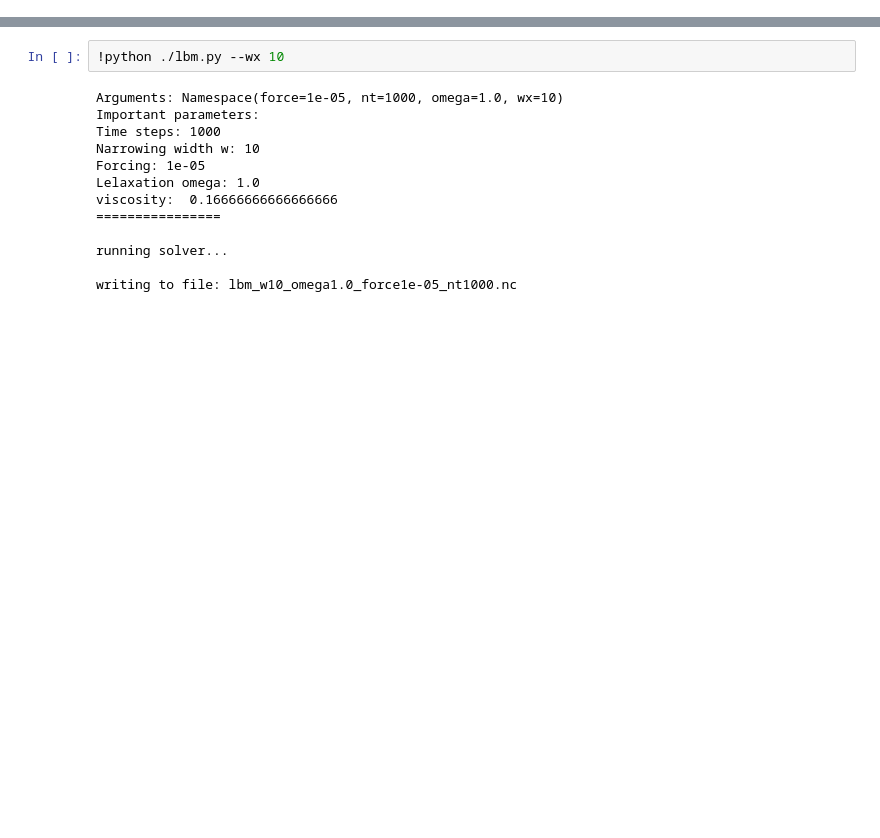
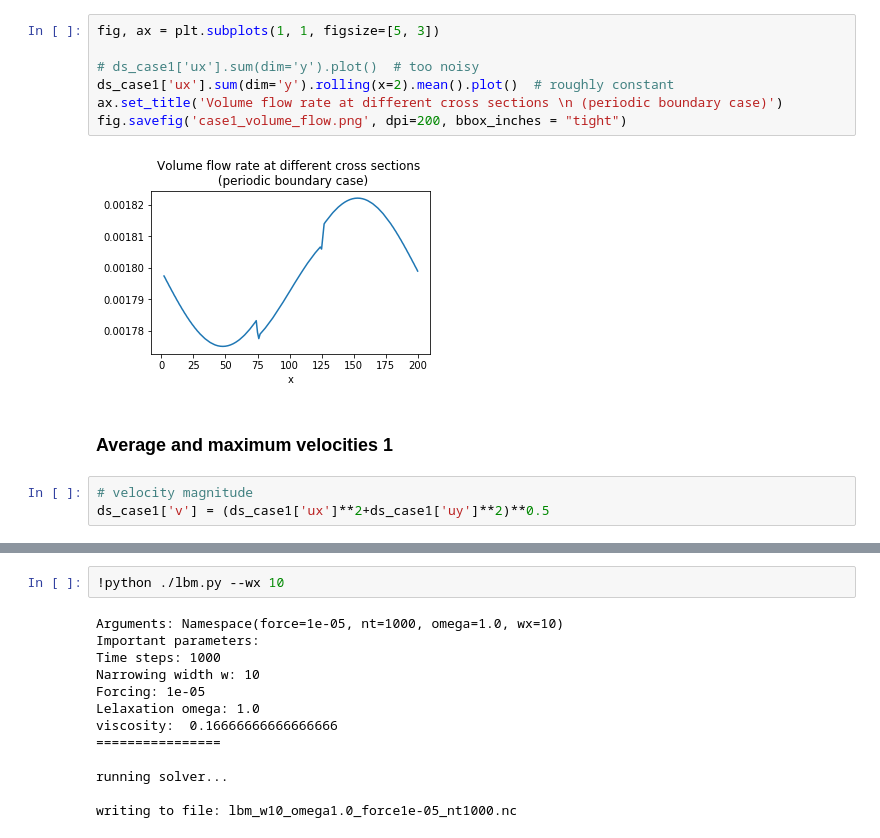
Before and after one commit to iacs-ac290r-2019-2/homework, a Jupyter notebook: HW2/JiaweiZhuang/use_LBM_solver.ipynb, the cells around one changed output, grey strips where cells are left out. Saved outputs shown, nothing was run; the diff lists cells and outputs as text; blank space fills up the shorter version.

```diff
--- a/HW2/JiaweiZhuang/use_LBM_solver.ipynb
+++ b/HW2/JiaweiZhuang/use_LBM_solver.ipynb
@@ -28,0 +119,14 @@ writing to file: lbm_w30_omega1.0_force1e-05_nt1000.nc
+# %%
+fig, ax = plt.subplots(1, 1, figsize=[5, 3])
+
+# ds_case1['ux'].sum(dim='y').plot()  # too noisy
+ds_case1['ux'].sum(dim='y').rolling(x=2).mean().plot()  # roughly constant
+ax.set_title('Volume flow rate at different cross sections \n (periodic boundary case)')
+fig.savefig('case1_volume_flow.png', dpi=200, bbox_inches = "tight")
+# %% [output]
+[figure, added]
+# %% [markdown]
+### Average and maximum velocities 1
+# %%
+# velocity magnitude
+ds_case1['v'] = (ds_case1['ux']**2+ds_case1['uy']**2)**0.5
```
Also changed, not shown: parts of 48 cells of this notebook.
